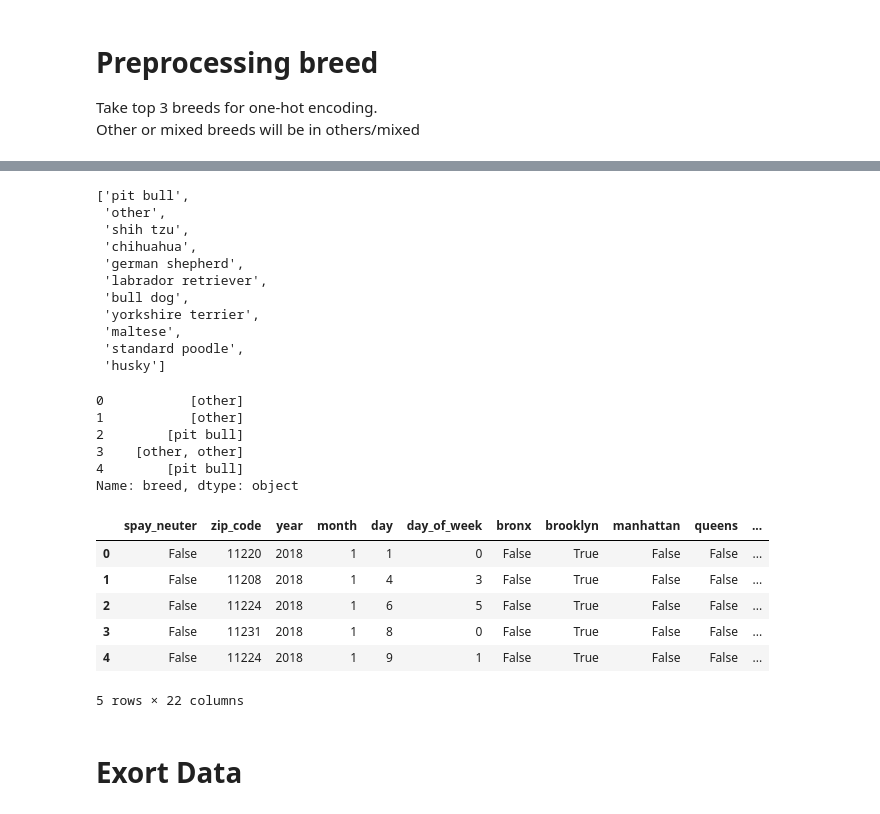
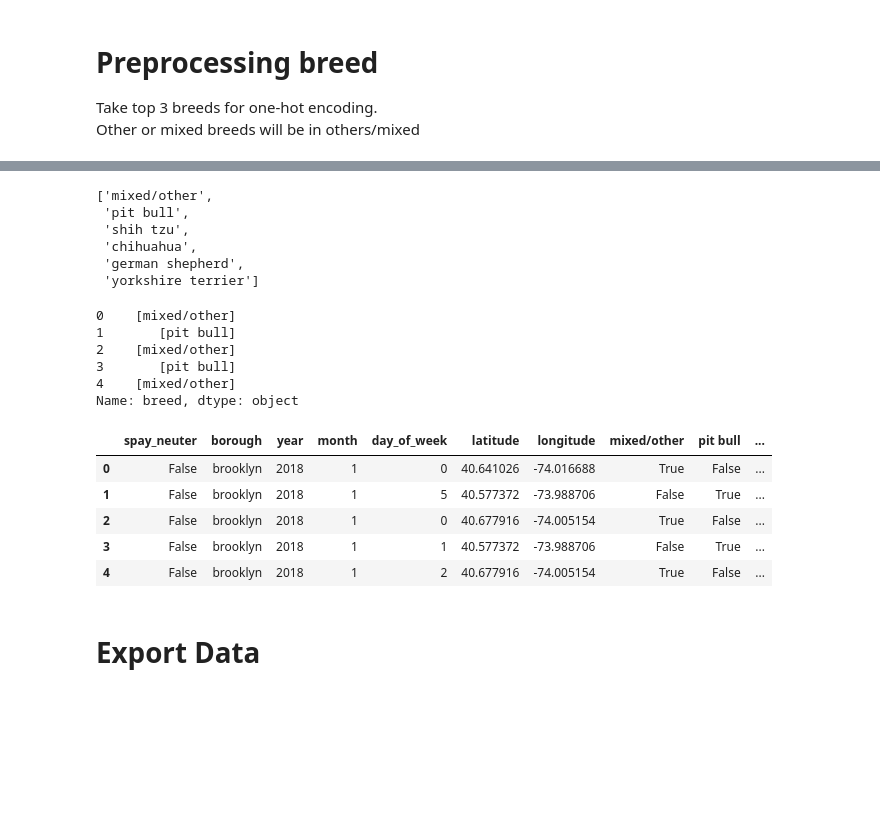
Before and after one commit to Pawmsdayl/hey-im-walking-my-dog-here, a Jupyter notebook: notebooks/1_preprocessing.ipynb, the cells around one changed output, grey strips where cells are left out. Cells and saved outputs as stored; diff of their text form; code cells hidden in the pictures; blank space fills up the shorter version.

Commit message:
preprocessed breed, exported data

```diff
--- a/notebooks/1_preprocessing.ipynb
+++ b/notebooks/1_preprocessing.ipynb
@@ -320,5 +320,15 @@ breed_values = breed_values.apply(lambda x: [y.strip() for y in x] if x is not N
 # map breed names to standard names
 breed_values = breed_values.apply(lambda x: [breed_mapping.get(y, y) for y in x] if x is not None else x)
 
-# display
-breed_values.head()
+# map repeating values to one value, ex: ['pit bull', 'pit bull'] to ['pit bull']
+breed_values = breed_values.apply(lambda x: [x[0]] if x is not None and len(x) == 2 and x[0] == x[1] else x)
+
+# fill missing values with ['mixed/other']
+breed_values = breed_values.apply(lambda x: ['mixed/other'] if x is None else x)
+
+# map lists with more than one value to ['mixed/other']
+breed_values = breed_values.apply(lambda x: ['mixed/other'] if len(x) > 1 else x)
+
+# display breed counts
+breed_counts = breed_values.explode().value_counts()
+breed_counts.head()
@@ -337,49 +343,43 @@ Name: count, dtype: int64
 # %%
-# top 10 breeds based on count, with others
-top_10_breeds = breed_counts.head(11).index.tolist()
-top_10_breeds
+# top 3 breeds based on count, with mixed/others
+top_breeds = breed_counts.head(6).index.tolist()
+top_breeds
 # %% [output]
-['pit bull',
- 'other',
+['mixed/other',
+ 'pit bull',
  'shih tzu',
  'chihuahua',
  'german shepherd',
- 'labrador retriever',
- 'bull dog',
- 'yorkshire terrier',
- 'maltese',
- 'standard poodle',
- 'husky']
+ 'yorkshire terrier']
 # %%
-# convert breed to top 10 breeds, with others
-breed_values = breed_values.apply(lambda x: [y if y in top_10_breeds else 'other' for y in x] if x is not None else x)
+# convert breed to top 5 breeds, with others
+breed_values = breed_values.apply(lambda x: [y if y in top_breeds else 'mixed/other' for y in x] if x is not None else x)
 
 # display
 breed_values.head()
 # %% [output]
-0           [other]
-1           [other]
-2        [pit bull]
-3    [other, other]
-4        [pit bull]
+0    [mixed/other]
+1       [pit bull]
+2    [mixed/other]
+3       [pit bull]
+4    [mixed/other]
 Name: breed, dtype: object
 # %%
-# multi-hot encode breed
-for breed in top_10_breeds:
-    init_cleaned[breed] = breed_values.apply(lambda x: breed in x if x is not None else False)
+# one-hot encode breed
+for breed in top_breeds:
+    prep_breed[breed] = breed_values.apply(lambda x: breed in x if x is not None else False)
 
 # drop breed column
-init_cleaned = init_cleaned.drop(columns='breed')
+prep_breed = prep_breed.drop(columns='breed')
 
 # display
-init_cleaned.head()
+prep_breed.head()
 # %% [output]
-|  | spay_neuter | zip_code | year | month | day | day_of_week | bronx | brooklyn | manhattan | queens | ... |
-| 0 | False | 11220 | 2018 | 1 | 1 | 0 | False | True | False | False | ... |
-| 1 | False | 11208 | 2018 | 1 | 4 | 3 | False | True | False | False | ... |
-| 2 | False | 11224 | 2018 | 1 | 6 | 5 | False | True | False | False | ... |
-| 3 | False | 11231 | 2018 | 1 | 8 | 0 | False | True | False | False | ... |
-| 4 | False | 11224 | 2018 | 1 | 9 | 1 | False | True | False | False | ... |
+|  | spay_neuter | borough | year | month | day_of_week | latitude | longitude | mixed/other | pit bull | ... |
+| 0 | False | brooklyn | 2018 | 1 | 0 | 40.641026 | -74.016688 | True | False | ... |
+| 1 | False | brooklyn | 2018 | 1 | 5 | 40.577372 | -73.988706 | False | True | ... |
+| 2 | False | brooklyn | 2018 | 1 | 0 | 40.677916 | -74.005154 | True | False | ... |
+| 3 | False | brooklyn | 2018 | 1 | 1 | 40.577372 | -73.988706 | False | True | ... |
+| 4 | False | brooklyn | 2018 | 1 | 2 | 40.677916 | -74.005154 | True | False | ... |
-5 rows × 22 columns
 # %% [markdown]
-# Exort Data
+# Export Data
```
Also changed, not shown: parts of 5 cells of this notebook, 3 other files.
